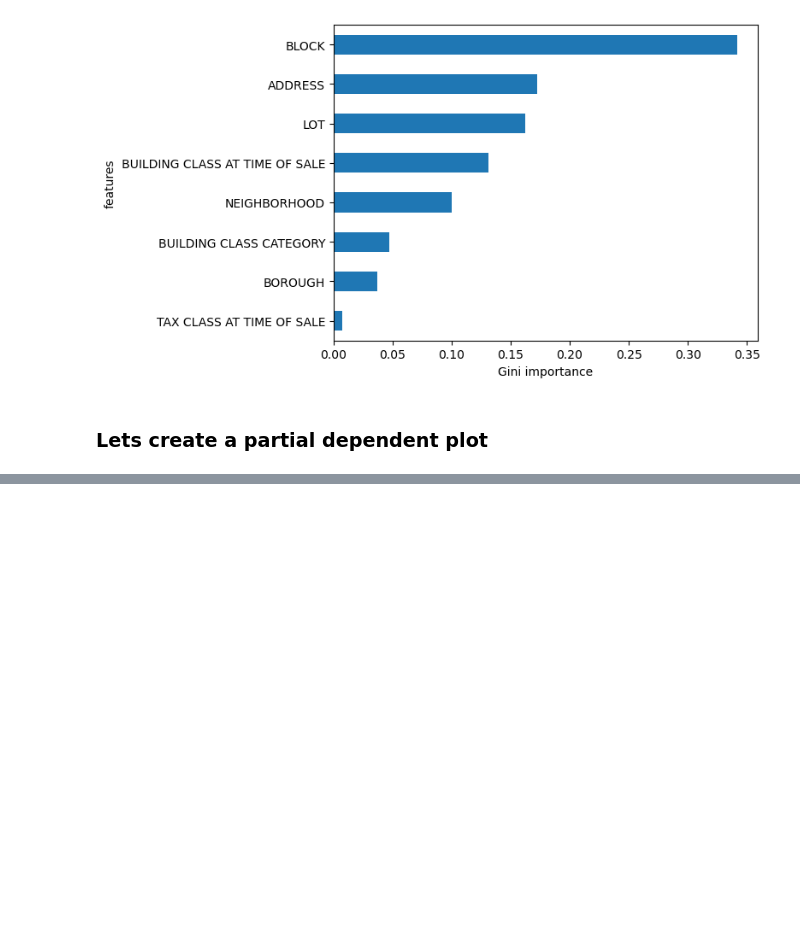
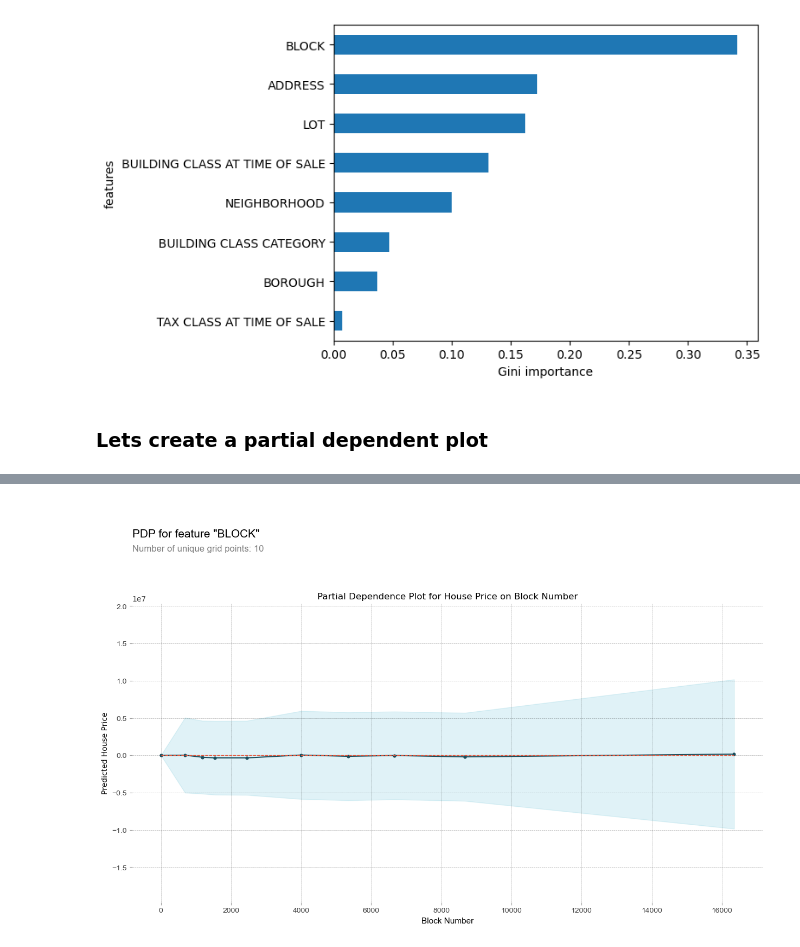
Before and after one commit to ayebaishmo/NW_C_price, a Jupyter notebook: LS_DS_231_assignment.ipynb, the cells around one changed output, grey strips where cells are left out. Cells and saved outputs as stored; diff of their text form; code cells hidden in the pictures; blank space fills up the shorter version.

Commit message:
Added pdp plot

```diff
--- a/LS_DS_231_assignment.ipynb
+++ b/LS_DS_231_assignment.ipynb
@@ -268,14 +280,13 @@ Text(0, 0.5, 'features')
 ### Lets create a partial dependent plot
 # %%
 # Select the feature
-from pdpbox import pdp, info_plots
-sample_feature = 'GROSS SQUARE FEET'
+from pdpbox import pdp
+sample_feature = 'BLOCK'
 
 
 pdp_list = pdp.pdp_isolate(
-    model = model_xgb,
-    df = X_val,
+    model = model_dt,
+    dataset=X_val,
     model_features = X_val.columns,
-    feature = sample_feature,
-    feature_name = sample_feature
+    feature = sample_feature
 )
@@ -285,0 +293,8 @@ pdp_plot(isolate, feature_name = sample_feature)
+# %%
+pdp.pdp_plot(pdp_list, feature_name = sample_feature)
+plt.xlabel('Block Number')
+plt.ylabel('Predicted House Price')
+plt.title('Partial Dependence Plot for House Price on Block Number')
+plt.show()
+# %% [output]
+[figure, added]
```
Also changed, not shown: parts of 8 cells of this notebook.
